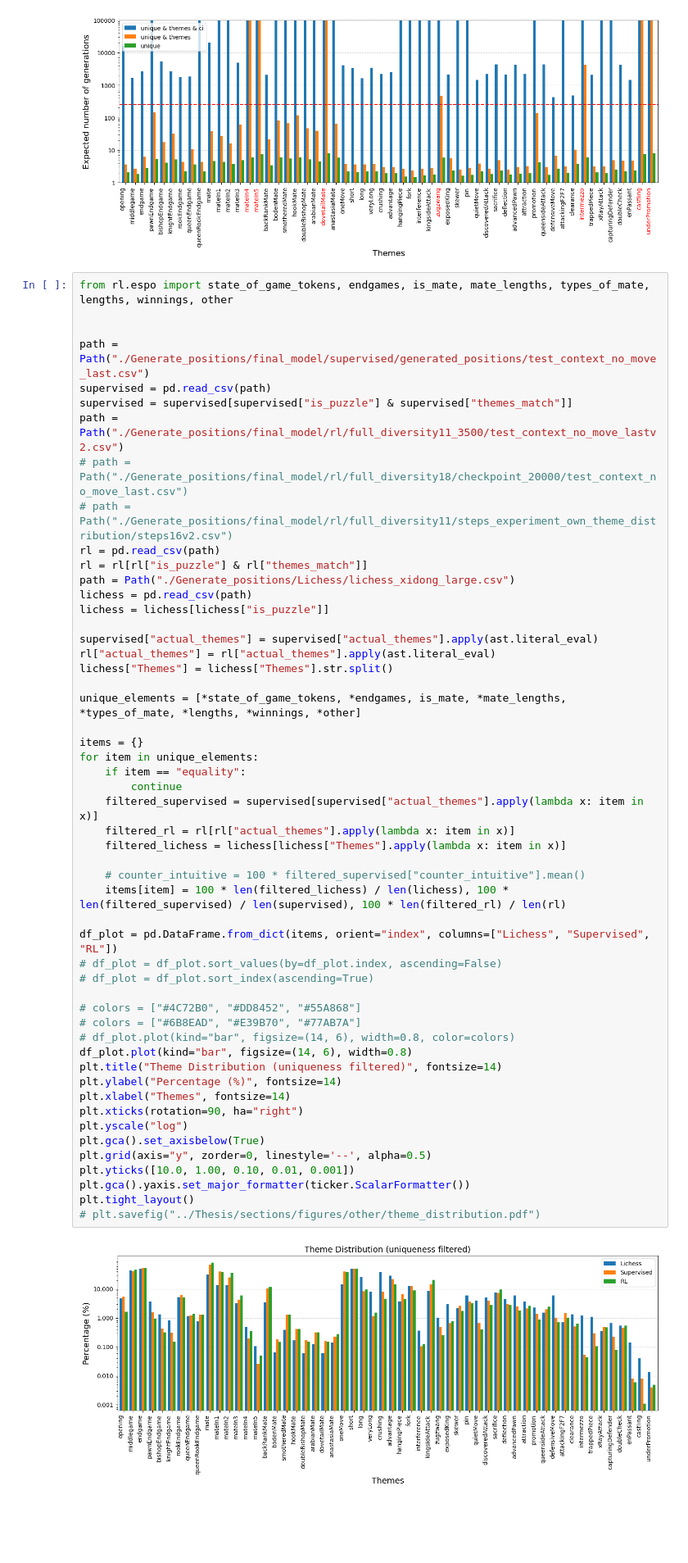
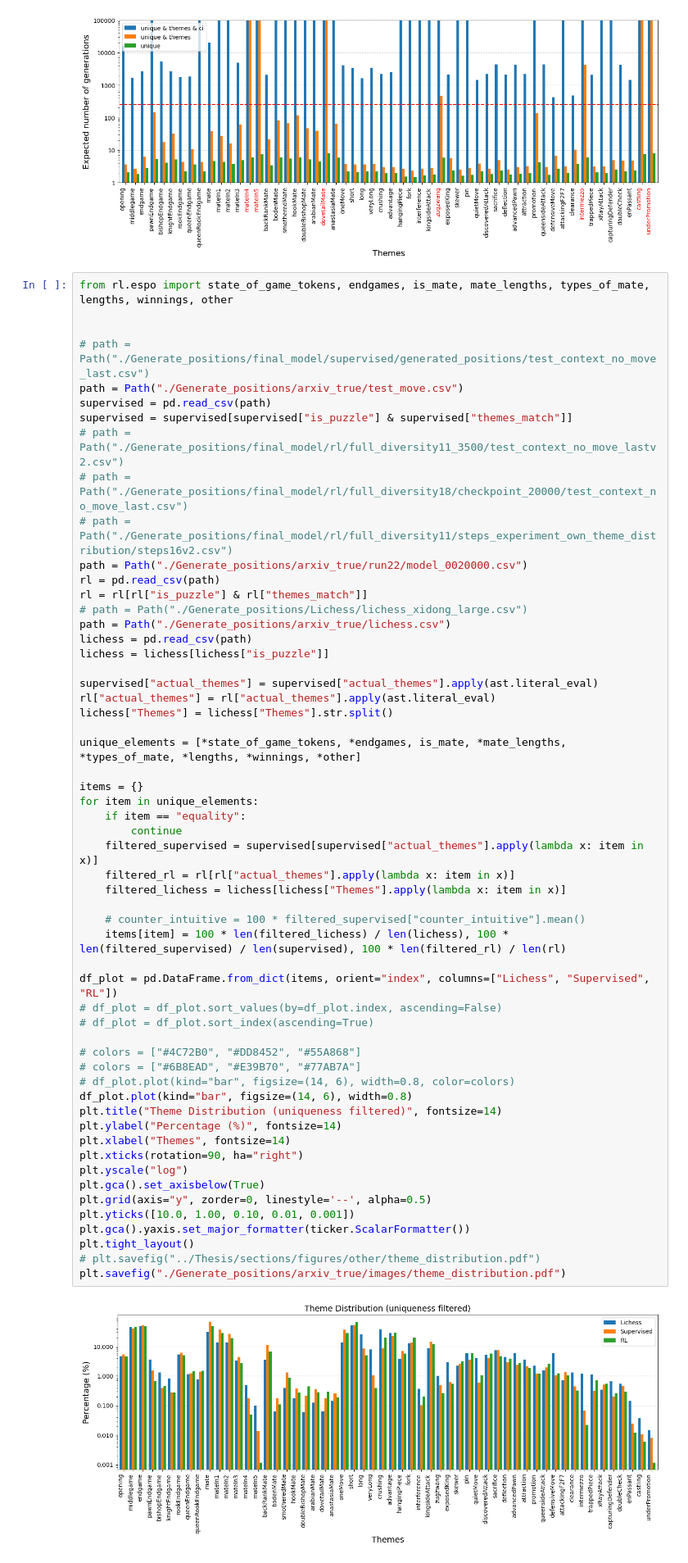
Before and after one commit to naapeli/Chess-Puzzle-Generation, a Jupyter notebook: src/plots.ipynb, the cells around one changed output. Shown at 82% size. Cells and saved outputs as stored; diff of their text form; blank space fills up the shorter version.

```diff
--- a/src/plots.ipynb
+++ b/src/plots.ipynb
@@ -604,15 +618,18 @@ plt.show()
 from rl.espo import state_of_game_tokens, endgames, is_mate, mate_lengths, types_of_mate, lengths, winnings, other
 
 
-path = Path("./Generate_positions/final_model/supervised/generated_positions/test_context_no_move_last.csv")
+# path = Path("./Generate_positions/final_model/supervised/generated_positions/test_context_no_move_last.csv")
+path = Path("./Generate_positions/arxiv_true/test_move.csv")
 supervised = pd.read_csv(path)
 supervised = supervised[supervised["is_puzzle"] & supervised["themes_match"]]
-path = Path("./Generate_positions/final_model/rl/full_diversity11_3500/test_context_no_move_lastv2.csv")
+# path = Path("./Generate_positions/final_model/rl/full_diversity11_3500/test_context_no_move_lastv2.csv")
 # path = Path("./Generate_positions/final_model/rl/full_diversity18/checkpoint_20000/test_context_no_move_last.csv")
 # path = Path("./Generate_positions/final_model/rl/full_diversity11/steps_experiment_own_theme_distribution/steps16v2.csv")
+path = Path("./Generate_positions/arxiv_true/run22/model_0020000.csv")
 rl = pd.read_csv(path)
 rl = rl[rl["is_puzzle"] & rl["themes_match"]]
-path = Path("./Generate_positions/Lichess/lichess_xidong_large.csv")
+# path = Path("./Generate_positions/Lichess/lichess_xidong_large.csv")
+path = Path("./Generate_positions/arxiv_true/lichess.csv")
 lichess = pd.read_csv(path)
 lichess = lichess[lichess["is_puzzle"]]
 
@@ -626,34 +643,35 @@ items = {}
 for item in unique_elements:
     if item == "equality":
         continue
     filtered_supervised = supervised[supervised["actual_themes"].apply(lambda x: item in x)]
     filtered_rl = rl[rl["actual_themes"].apply(lambda x: item in x)]
     filtered_lichess = lichess[lichess["Themes"].apply(lambda x: item in x)]
 
     # counter_intuitive = 100 * filtered_supervised["counter_intuitive"].mean()
     items[item] = 100 * len(filtered_lichess) / len(lichess), 100 * len(filtered_supervised) / len(supervised), 100 * len(filtered_rl) / len(rl)
 
 df_plot = pd.DataFrame.from_dict(items, orient="index", columns=["Lichess", "Supervised", "RL"])
 # df_plot = df_plot.sort_values(by=df_plot.index, ascending=False)
 # df_plot = df_plot.sort_index(ascending=True)
 
 # colors = ["#4C72B0", "#DD8452", "#55A868"]
 # colors = ["#6B8EAD", "#E39B70", "#77AB7A"]
 # df_plot.plot(kind="bar", figsize=(14, 6), width=0.8, color=colors)
 df_plot.plot(kind="bar", figsize=(14, 6), width=0.8)
 plt.title("Theme Distribution (uniqueness filtered)", fontsize=14)
 plt.ylabel("Percentage (%)", fontsize=14)
 plt.xlabel("Themes", fontsize=14)
 plt.xticks(rotation=90, ha="right")
 plt.yscale("log")
 plt.gca().set_axisbelow(True)
 plt.grid(axis="y", zorder=0, linestyle='--', alpha=0.5)
 plt.yticks([10.0, 1.00, 0.10, 0.01, 0.001])
 plt.gca().yaxis.set_major_formatter(ticker.ScalarFormatter())
 plt.tight_layout()
 # plt.savefig("../Thesis/sections/figures/other/theme_distribution.pdf")
+plt.savefig("./Generate_positions/arxiv_true/images/theme_distribution.pdf")
 # %% [output]
-[figure, old version]
+[figure, new version]
 # %%
 from rl.espo import state_of_game_tokens, endgames, is_mate, mate_lengths, types_of_mate, lengths, winnings, other
 
```
Also changed, not shown: parts of 2 cells of this notebook, 1 other file.
